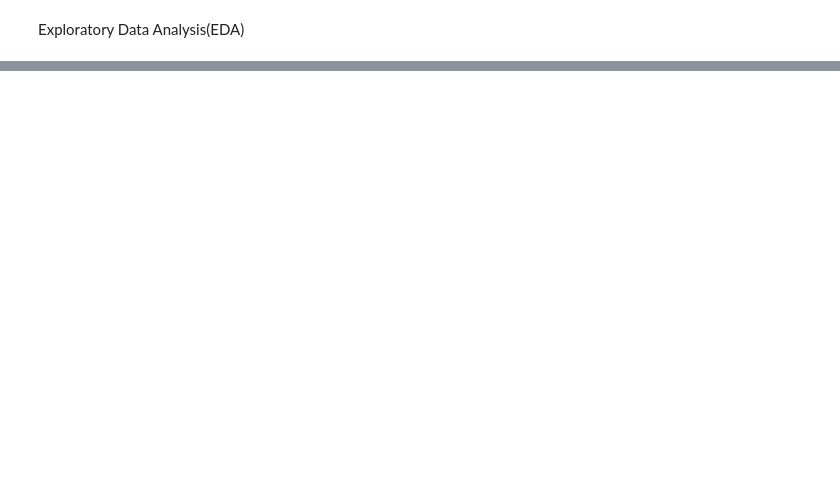
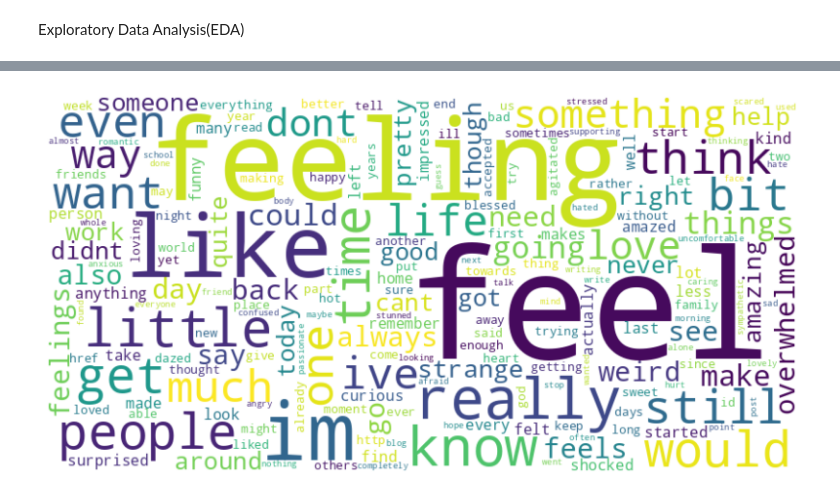
Before and after one commit to DilshanBotheju/EmotionDetectionUsingTexts-NLP-, a Jupyter notebook: EDA&FeatureEnginnering.ipynb, the cells around one changed output, grey strips where cells are left out. Cells and saved outputs as stored; diff of their text form; code cells hidden in the pictures; blank space fills up the shorter version.

Commit message:
Visualizing most frequent words

```diff
--- a/EDA&FeatureEnginnering.ipynb
+++ b/EDA&FeatureEnginnering.ipynb
@@ -29,0 +42,3 @@ Emotion_data.head()
+# %%
+# Remove values
+Emotion_data.dropna(inplace=True)
@@ -30,2 +55,16 @@ Emotion_data.head()
 # %% [markdown]
 Exploratory Data Analysis(EDA)
+# %%
+# Visualizing word count and sentence length distribution
+Emotion_data["word_count"] = Emotion_data["cleaned_text"].apply(lambda x: len(x.split()))
+Emotion_data["char_count"] = Emotion_data["cleaned_text"].apply(lambda x: len(x))
+
+plt.figure(figsize=(12, 6))
+sns.histplot(Emotion_data["word_count"], bins=30, kde=True)
+plt.title("Word Count Distribution")
+plt.show()
+
+plt.figure(figsize=(12, 6))
+sns.histplot(Emotion_data["char_count"], bins=30, kde=True)
+plt.title("Character Count Distribution")
+plt.show()
@@ -31,0 +74,13 @@ Exploratory Data Analysis(EDA)
+# %%
+# Visualizing most frequent words
+all_words = " ".join(Emotion_data["cleaned_text"])
+word_freq = Counter(all_words.split())
+
+wordcloud = WordCloud(width=800, height=400, background_color="white").generate_from_frequencies(word_freq)
+
+plt.figure(figsize=(10, 5))
+plt.imshow(wordcloud, interpolation="bilinear")
+plt.axis("off")
+plt.show()
+# %% [output]
+[figure, added]
```
Also changed, not shown: parts of 4 cells of this notebook.
